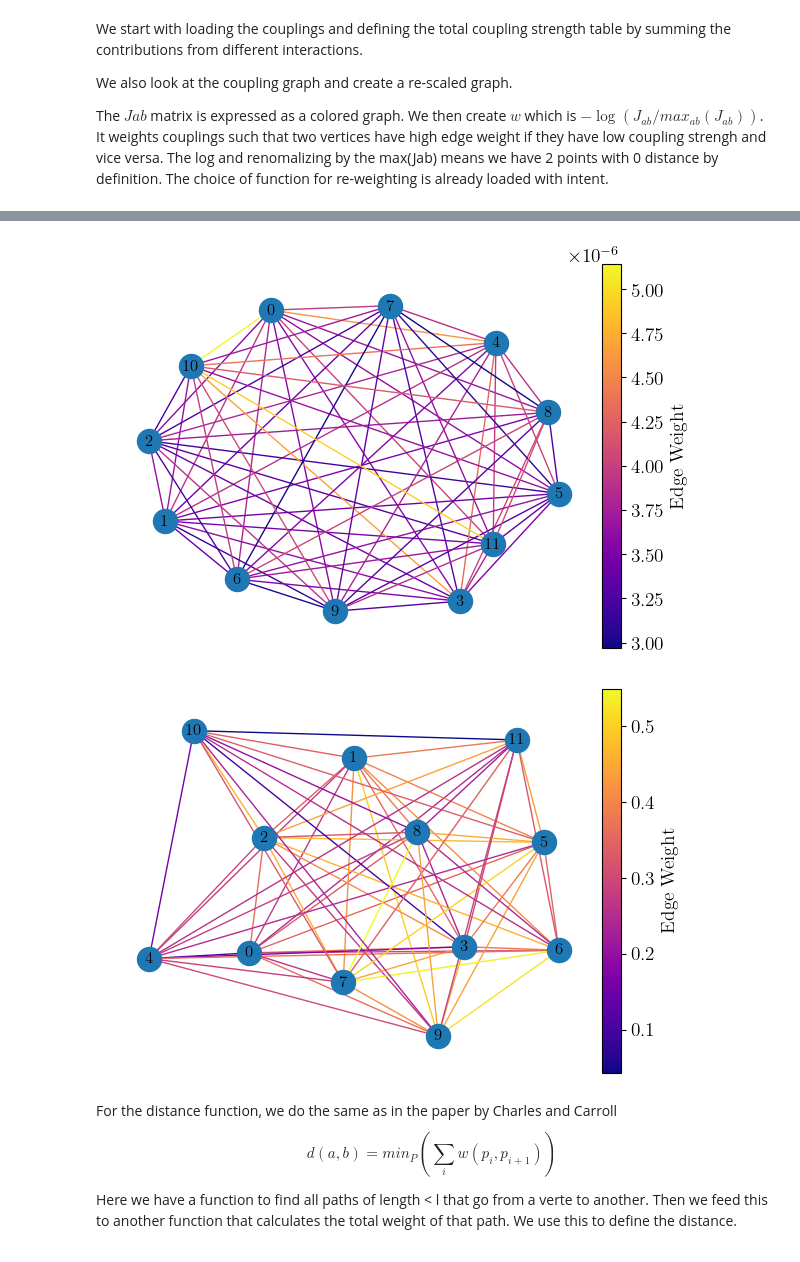
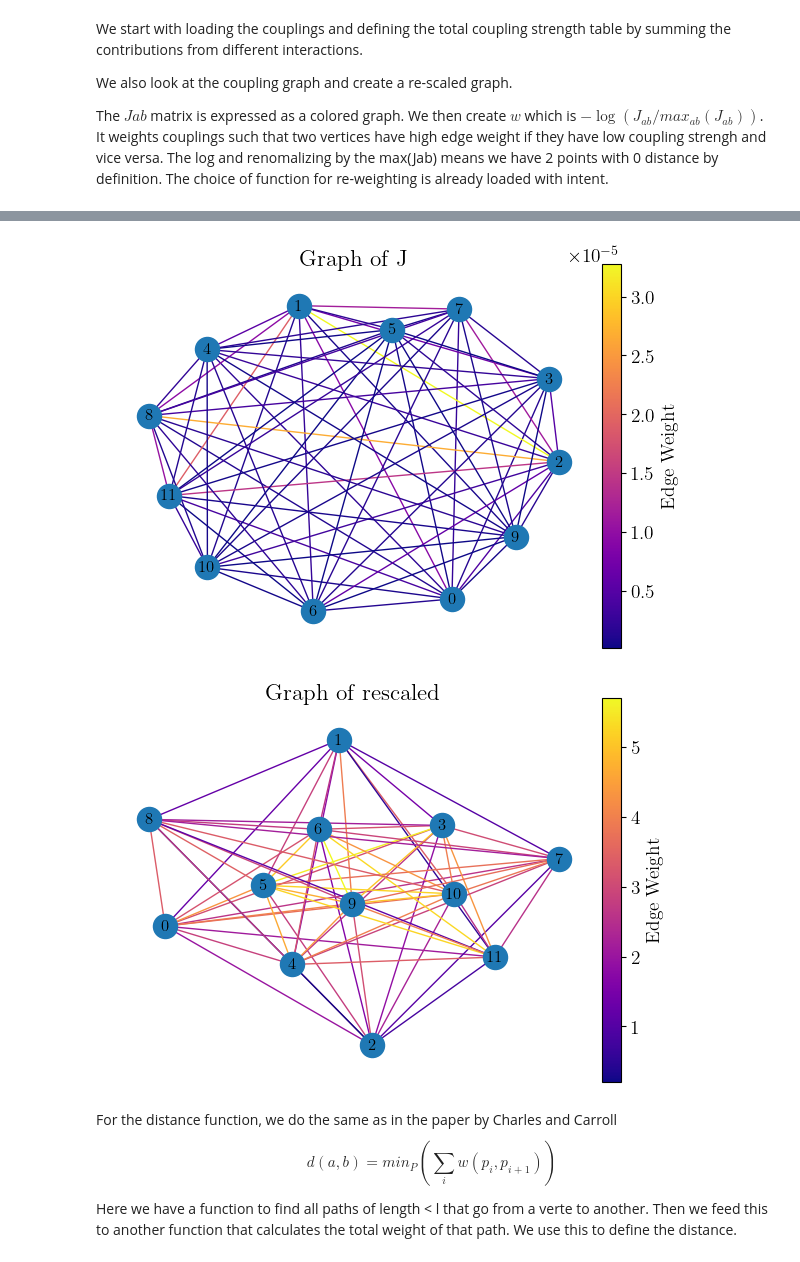
Before and after one commit to MarinAndreGirard/Quantum_emergent_dimension, a Jupyter notebook: MDS_J.ipynb, the cells around one changed output, grey strips where cells are left out. Saved outputs shown, nothing was run; the diff lists cells and outputs as text; code cells hidden in the pictures.

```diff
--- a/MDS_J.ipynb
+++ b/MDS_J.ipynb
@@ -61,11 +78,27 @@ def get_Jab_avg(sample_nb):
     J=J/sample_nb
     return J
 
+def get_Jab_squared(k):
+    N = 12 # system size
+    letters = ['1', 'X', 'Y', 'Z']
 
-Jab=get_Jab_avg(200)
+    J=np.zeros((N,N))
+
+    J_sample = np.loadtxt('couplings/{}/{}_{}{}.txt'.format(N, k, letters[1], letters[3]))**2
+    for a,b in [(1,1),(2,2),(3,3),(3,1)]:
+        Jab = np.loadtxt('couplings/{}/{}_{}{}.txt'.format(N, k, letters[a], letters[b]))**2
+        J_sample+=Jab
+    return J_sample
+
+k=0
+Jab=get_Jab_squared(k)
 
 plt.imshow(Jab, cmap='hot', interpolation='nearest')
 plt.colorbar()
-plt.title(f"Heat map of avg of $Jab^2$ with k = 200")
+plt.title(f"Heat map of interactions $J^2$")
+# Save the figure
+output_dir = 'plots'
+os.makedirs(output_dir, exist_ok=True)  # Create the directory if it does not exist
+plt.savefig(os.path.join(output_dir, f'heatmap_Jsquared_{k}.png'))
 plt.show()
 # %% [output]
@@ -73,7 +106,7 @@ plt.show()
 # %%
 
 
-def define_graph(Jab):
+def define_graph(Jab,plot_name="no_name"):
     # Create a graph from Jab
     G = nx.from_numpy_array(Jab)
 
@@ -81,38 +114,43 @@ def define_graph(Jab):
     cmap = plt.cm.plasma  # You can choose any colormap you prefer
 
     # Create figure and axes
     fig, ax = plt.subplots()
 
     # Draw the graph with edge colors based on weight
     nx.draw(G, with_labels=True, edge_cmap=cmap, edge_color=edge_colors, edge_vmin=min(edge_colors), edge_vmax=max(edge_colors), ax=ax)
 
     # Create colorbar
     sm = plt.cm.ScalarMappable(cmap=cmap, norm=plt.Normalize(vmin=min(edge_colors), vmax=max(edge_colors)))
     sm.set_array([])
     cbar_ax = fig.add_axes([0.9, 0.1, 0.03, 0.8])
     fig.colorbar(sm, cax=cbar_ax, label='Edge Weight')
+    ax.set_title(f"Graph of {plot_name}")
+    # Save the figure
+    output_dir = 'plots'
+    os.makedirs(output_dir, exist_ok=True)  # Create the directory if it does not exist
+    plt.savefig(os.path.join(output_dir, f'graph_{plot_name}.png'))
+
     plt.show()
 
-
-define_graph(Jab)
+define_graph(Jab,"J")
 
 def re_weighing(Jab):
     #Define the matrix w which has weights such that closer points have lower weight.
     N=Jab.shape[0]
     J_0=np.max(Jab)
     Jab=Jab/J_0
     w=np.zeros((N,N))
     for i in range(0,N):
         for j in range(i+1,N):
             #w[i,j]=1/((Jab[i,j]+1e-6))^2
             w[i,j]=-np.log(Jab[i,j])
             w[j,i]=w[i,j]
     return w
 w=re_weighing(Jab)
-define_graph(w)
+define_graph(w,"rescaled")
 # %% [output]
-[figure, old version]
+[figure, new version]
-[figure, old version]
+[figure, new version]
 # %% [markdown]
 For the distance function, we do the same as in the paper by Charles and Carroll $$d(a,b)=min_P(\sum_{i} w(p_i,p_{i+1}))$$
 
```
Also changed, not shown: parts of 9 cells of this notebook, 11 other files.
